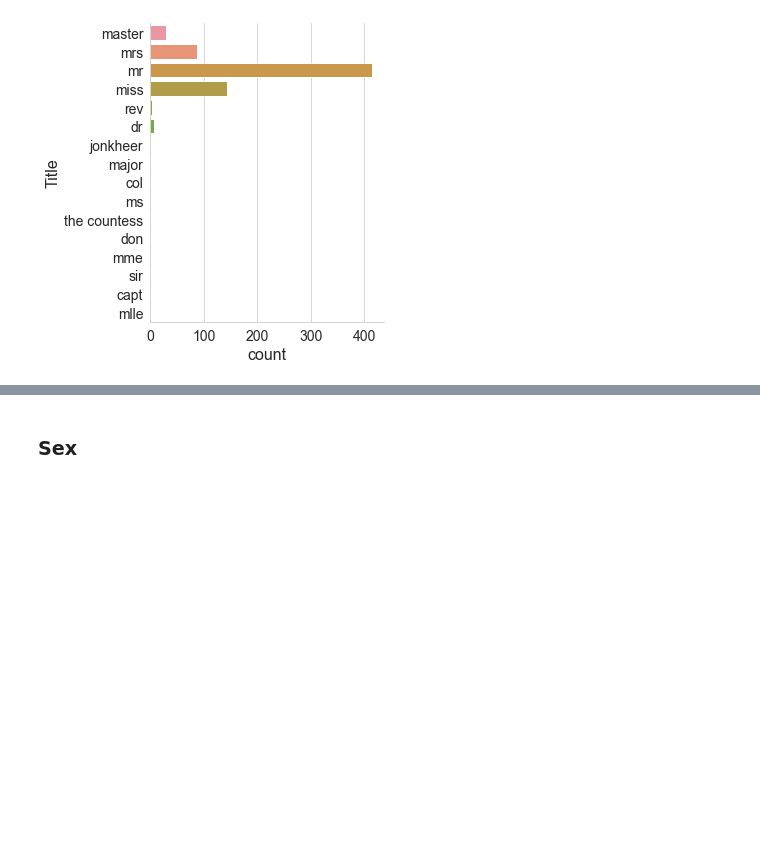
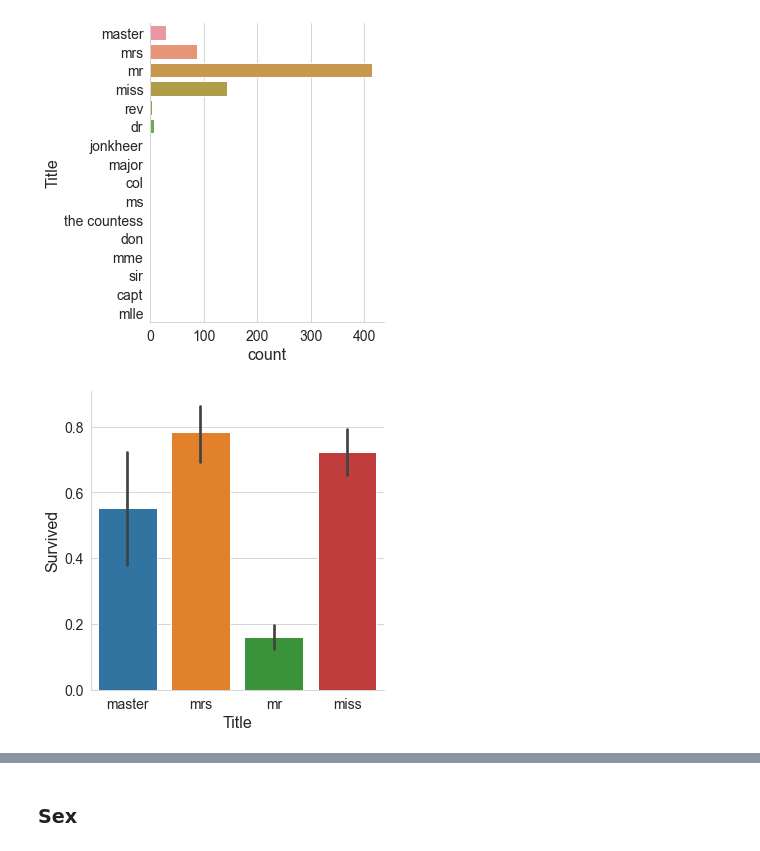
Before and after one commit to AlekseiBogachev/Titanic-Machine-Learning-from-Disaster, a Jupyter notebook: sources/Titanic-Machine-Learning-from-Disaster.ipynb, the cells around one changed output, grey strips where cells are left out. Cells and saved outputs as stored; diff of their text form; code cells hidden in the pictures; blank space fills up the shorter version.

```diff
--- a/sources/Titanic-Machine-Learning-from-Disaster.ipynb
+++ b/sources/Titanic-Machine-Learning-from-Disaster.ipynb
@@ -422,3 +428,10 @@ sns.catplot(data=exploratory_set, y='Title', kind='count')
 plt.show()
 # %% [output]
 [figure]
+# %%
+title_list = ['master', 'mrs', 'mr', 'miss']
+sns.catplot(data=exploratory_set[exploratory_set.Title.isin(title_list)],
+            x='Title', y='Survived', kind='bar')
+plt.show()
+# %% [output]
+[figure, added]
```
Also changed, not shown: parts of 18 cells of this notebook, 3 other files.
